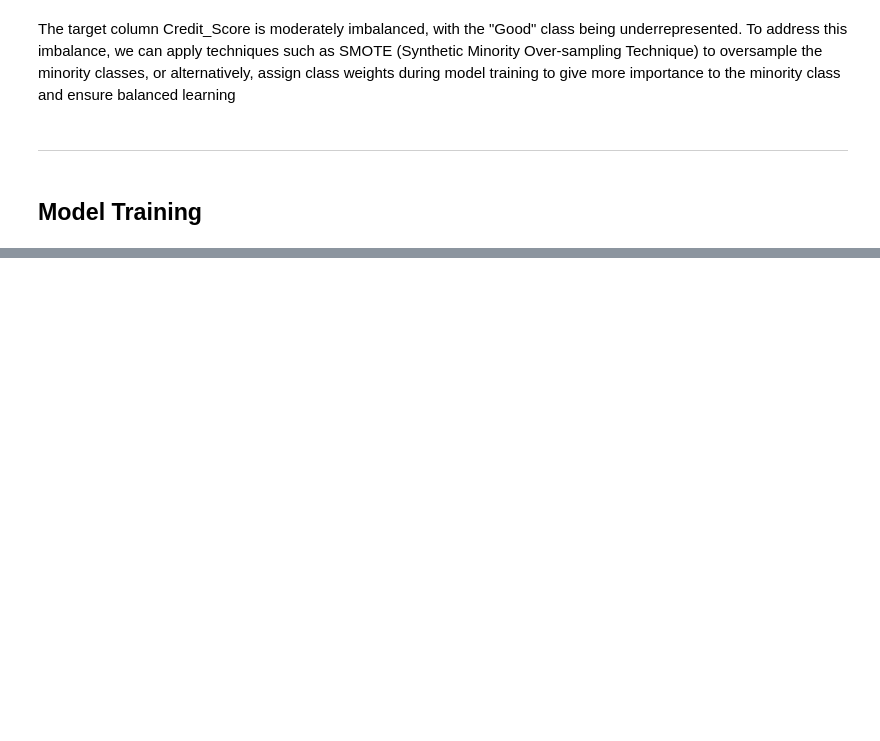
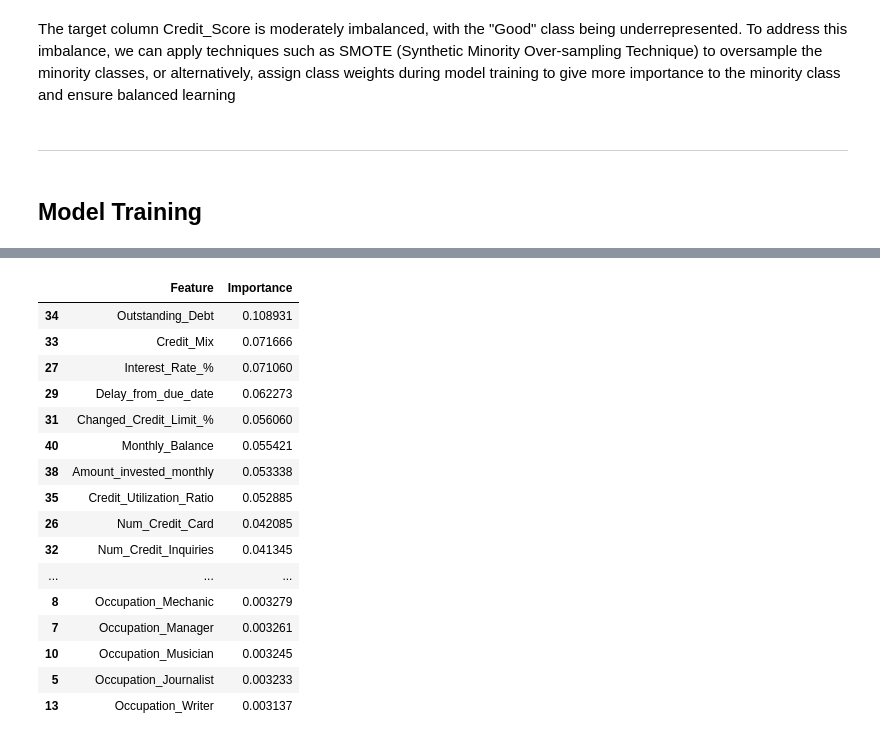
Before and after one commit to danisharain12/Credit-Score-Classification, a Jupyter notebook: Credit Score Classification.ipynb, the cells around one changed output, grey strips where cells are left out. Drawn from its saved outputs; the diff is of its cells as text; code cells hidden in the pictures; blank space fills up the shorter version.

```diff
--- a/Credit Score Classification.ipynb
+++ b/Credit Score Classification.ipynb
@@ -1112,0 +1227,20 @@ from sklearn.metrics import accuracy_score, classification_report, confusion_mat
+# %%
+feat_imp
+# %% [output]
+|  | Feature | Importance |
+| 34 | Outstanding_Debt | 0.108931 |
+| 33 | Credit_Mix | 0.071666 |
+| 27 | Interest_Rate_% | 0.071060 |
+| 29 | Delay_from_due_date | 0.062273 |
+| 31 | Changed_Credit_Limit_% | 0.056060 |
+| 40 | Monthly_Balance | 0.055421 |
+| 38 | Amount_invested_monthly | 0.053338 |
+| 35 | Credit_Utilization_Ratio | 0.052885 |
+| 26 | Num_Credit_Card | 0.042085 |
+| 32 | Num_Credit_Inquiries | 0.041345 |
+| ... | ... | ... |
+| 8 | Occupation_Mechanic | 0.003279 |
+| 7 | Occupation_Manager | 0.003261 |
+| 10 | Occupation_Musician | 0.003245 |
+| 5 | Occupation_Journalist | 0.003233 |
+| 13 | Occupation_Writer | 0.003137 |
```
Also changed, not shown: parts of 24 cells of this notebook.
